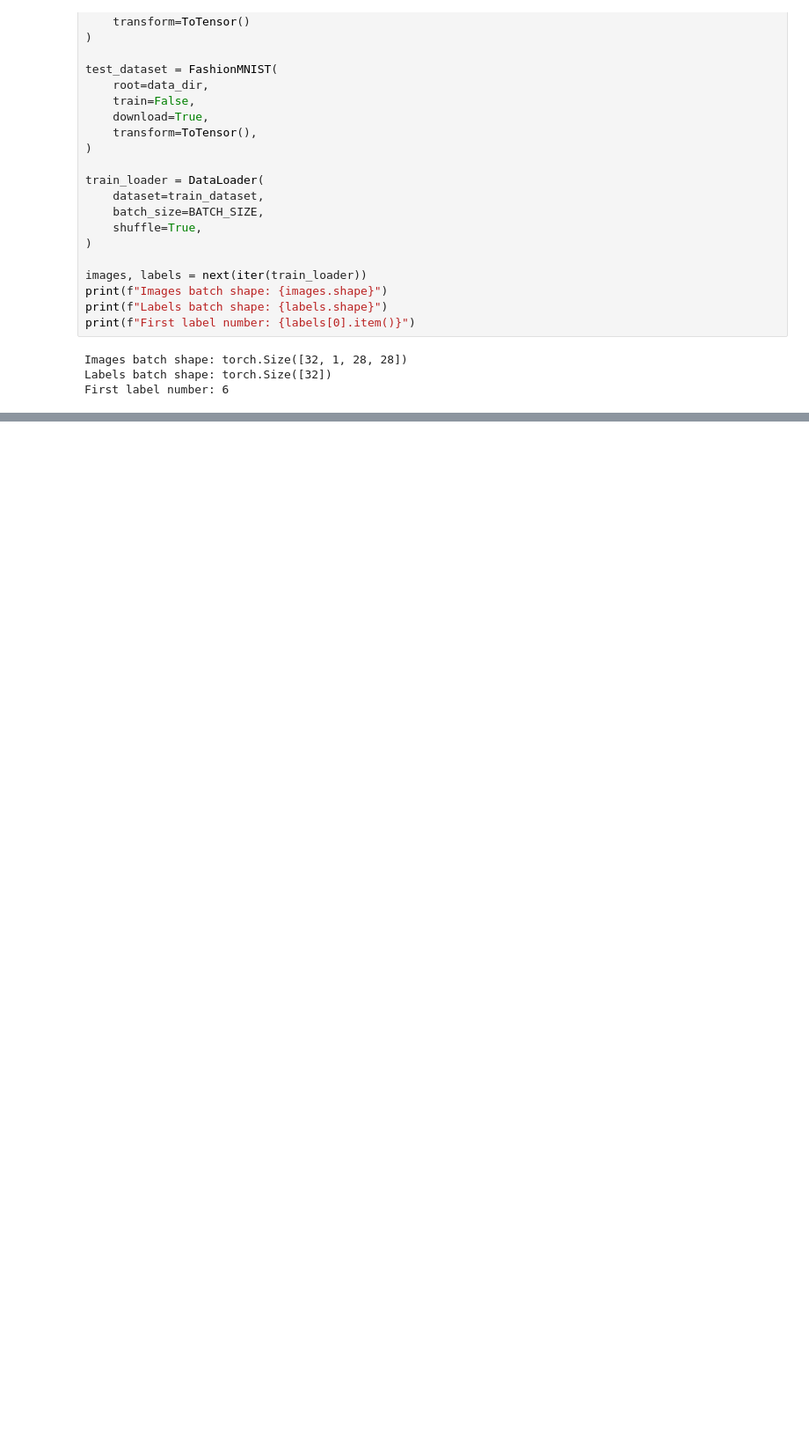
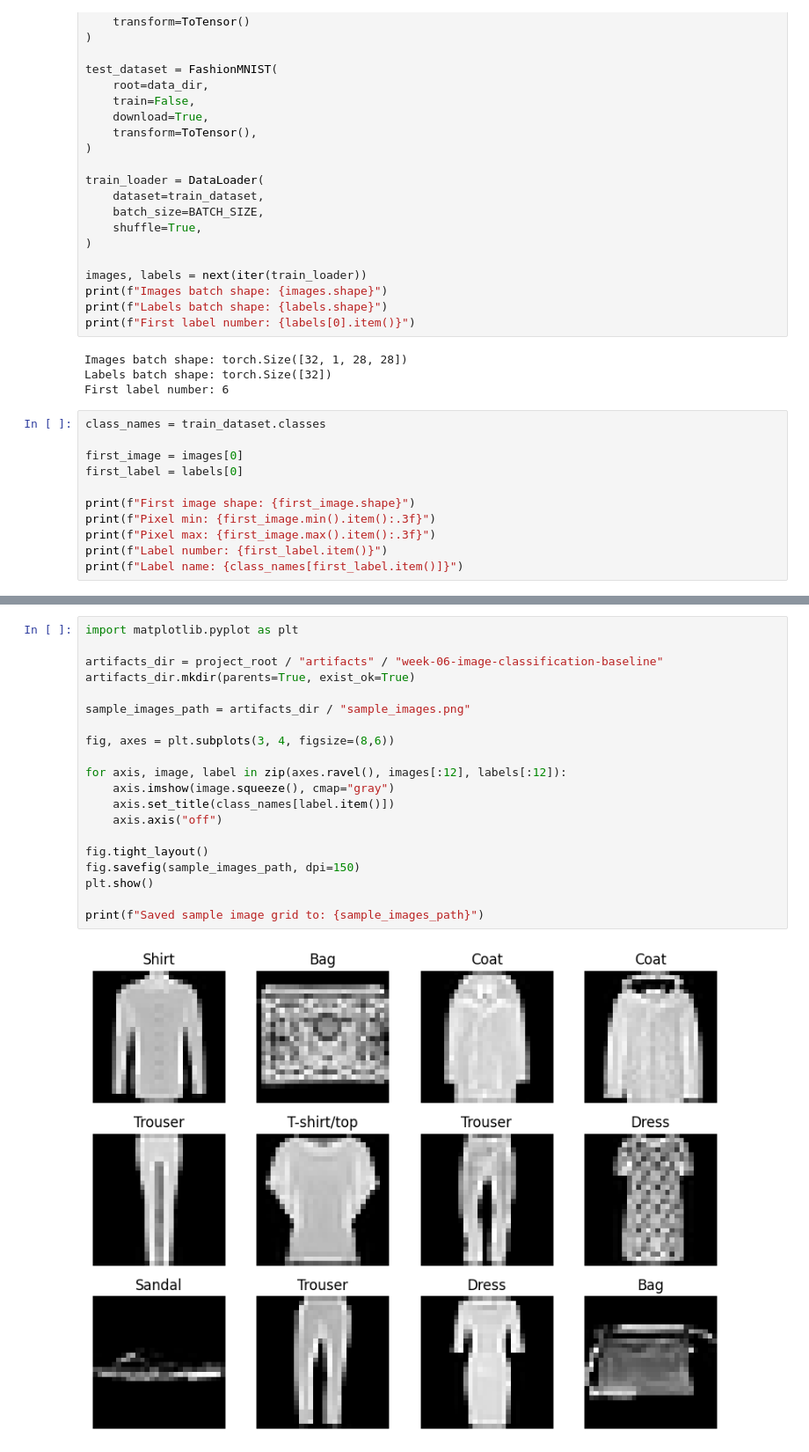
Before and after one commit to majorgilles/intuitive_understanding_machine_learning, a Jupyter notebook: weeks/week-06-image-classification-baseline/train_fashion_mnist_baseline.ipynb, the cells around one changed output, grey strips where cells are left out. Shown at 88% size. Saved outputs shown, nothing was run; the diff lists cells and outputs as text; blank space fills up the shorter version.

Commit message:
feat: add visualization for Fashion-MNIST sample images and execution time tracking

```diff
--- a/weeks/week-06-image-classification-baseline/train_fashion_mnist_baseline.ipynb
+++ b/weeks/week-06-image-classification-baseline/train_fashion_mnist_baseline.ipynb
@@ -60,3 +62,14 @@ print(f"First label number: {labels[0].item()}")
 Images batch shape: torch.Size([32, 1, 28, 28])
 Labels batch shape: torch.Size([32])
 First label number: 6
+# %%
+class_names = train_dataset.classes
+
+first_image = images[0]
+first_label = labels[0]
+
+print(f"First image shape: {first_image.shape}")
+print(f"Pixel min: {first_image.min().item():.3f}")
+print(f"Pixel max: {first_image.max().item():.3f}")
+print(f"Label number: {first_label.item()}")
+print(f"Label name: {class_names[first_label.item()]}")
@@ -62,0 +92,22 @@ First label number: 6
+# %%
+import matplotlib.pyplot as plt
+
+artifacts_dir = project_root / "artifacts" / "week-06-image-classification-baseline"
+artifacts_dir.mkdir(parents=True, exist_ok=True)
+
+sample_images_path = artifacts_dir / "sample_images.png"
+
+fig, axes = plt.subplots(3, 4, figsize=(8,6))
+
+for axis, image, label in zip(axes.ravel(), images[:12], labels[:12]):
+    axis.imshow(image.squeeze(), cmap="gray")
+    axis.set_title(class_names[label.item()])
+    axis.axis("off")
+
+fig.tight_layout()
+fig.savefig(sample_images_path, dpi=150)
+plt.show()
+
+print(f"Saved sample image grid to: {sample_images_path}")
+# %% [output]
+[figure, added]
```
Also changed, not shown: parts of 3 cells of this notebook, 1 other file.
